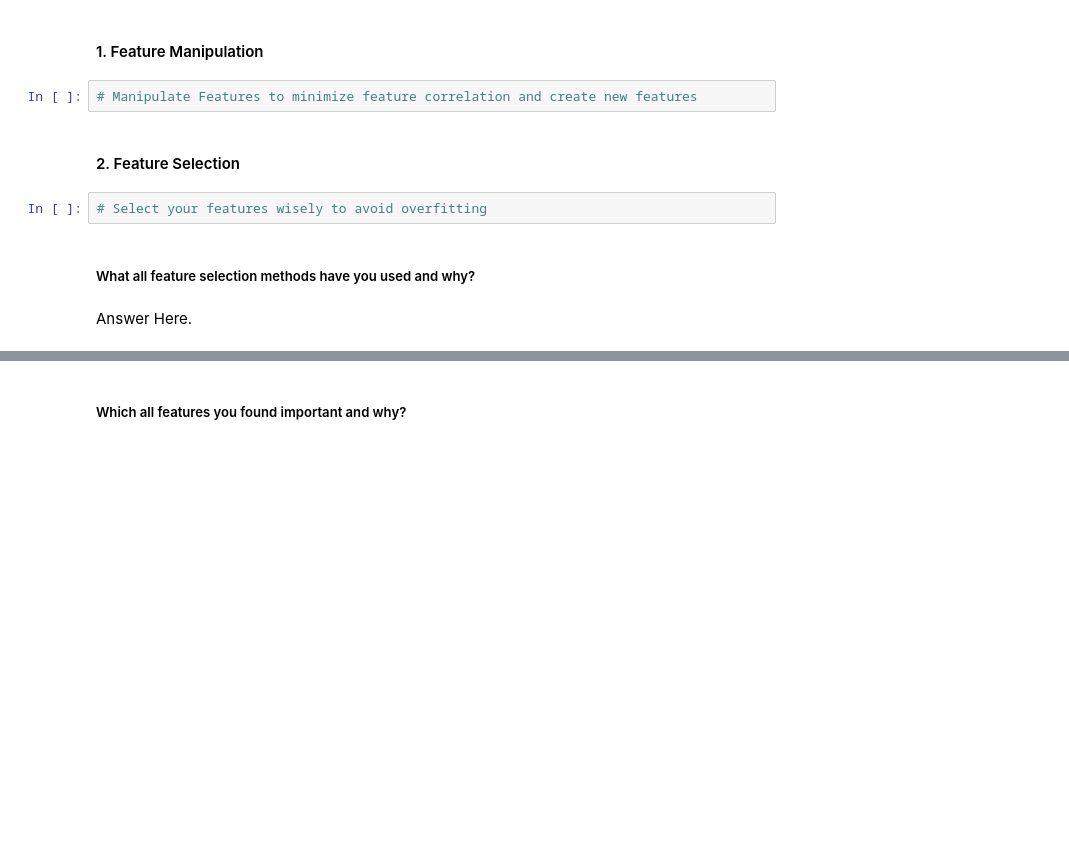
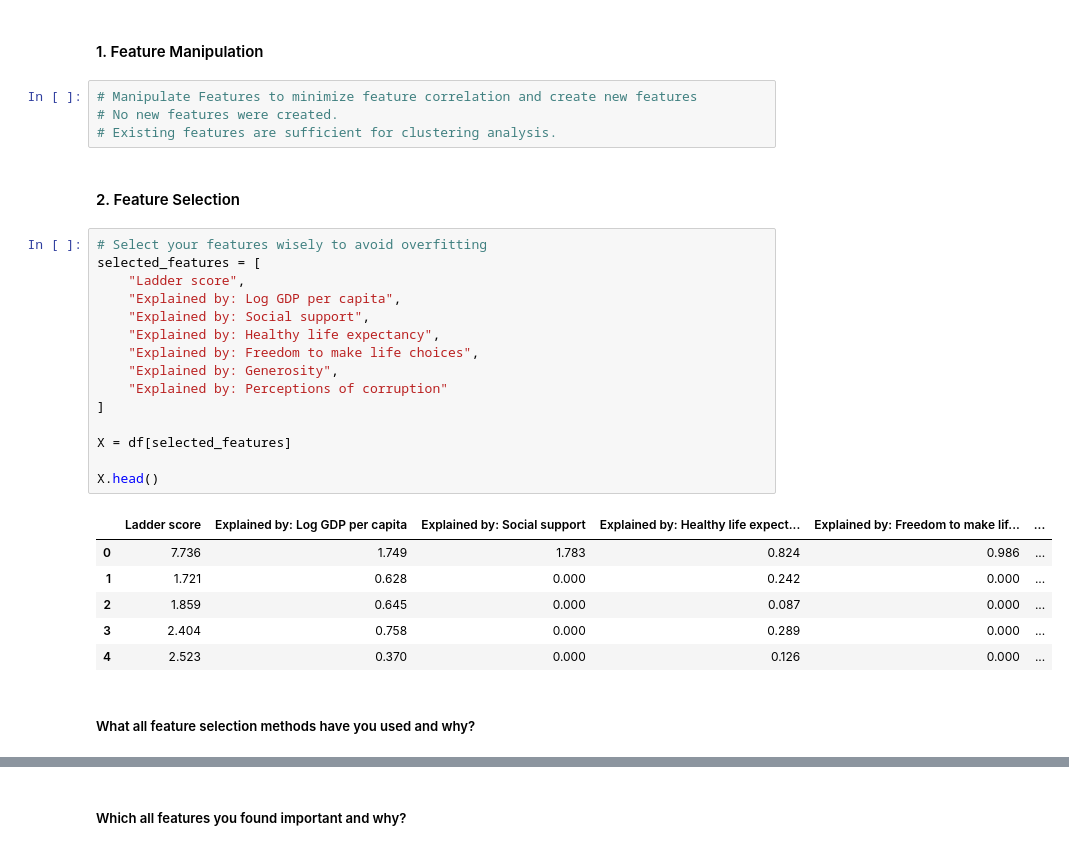
Before and after one commit to GEE2007/world-happiness-clustering, a Jupyter notebook: world_happiness_clustering.ipynb, the cells around one changed output, grey strips where cells are left out. Saved outputs shown, nothing was run; the diff lists cells and outputs as text; blank space fills up the shorter version.

```diff
--- a/world_happiness_clustering.ipynb
+++ b/world_happiness_clustering.ipynb
@@ -980,11 +981,31 @@ Answer Here.
 #### 1. Feature Manipulation
 # %%
 # Manipulate Features to minimize feature correlation and create new features
+# No new features were created.
+# Existing features are sufficient for clustering analysis.
 # %% [markdown]
 #### 2. Feature Selection
-# %%
-# Select your features wisely to avoid overfitting
+# %%
+# Select your features wisely to avoid overfitting
+selected_features = [
+    "Ladder score",
+    "Explained by: Log GDP per capita",
+    "Explained by: Social support",
+    "Explained by: Healthy life expectancy",
+    "Explained by: Freedom to make life choices",
+    "Explained by: Generosity",
+    "Explained by: Perceptions of corruption"
+]
+
+X = df[selected_features]
+
+X.head()
+# %% [output]
+|  | Ladder score | Explained by: Log GDP per capita | Explained by: Social support | Explained by: Healthy life expect... | Explained by: Freedom to make lif... | ... |
+| 0 | 7.736 | 1.749 | 1.783 | 0.824 | 0.986 | ... |
+| 1 | 1.721 | 0.628 | 0.000 | 0.242 | 0.000 | ... |
+| 2 | 1.859 | 0.645 | 0.000 | 0.087 | 0.000 | ... |
+| 3 | 2.404 | 0.758 | 0.000 | 0.289 | 0.000 | ... |
+| 4 | 2.523 | 0.370 | 0.000 | 0.126 | 0.000 | ... |
 # %% [markdown]
 ##### What all feature selection methods have you used  and why?
-# %% [markdown]
-Answer Here.
```
Also changed, not shown: parts of 9 cells of this notebook.
